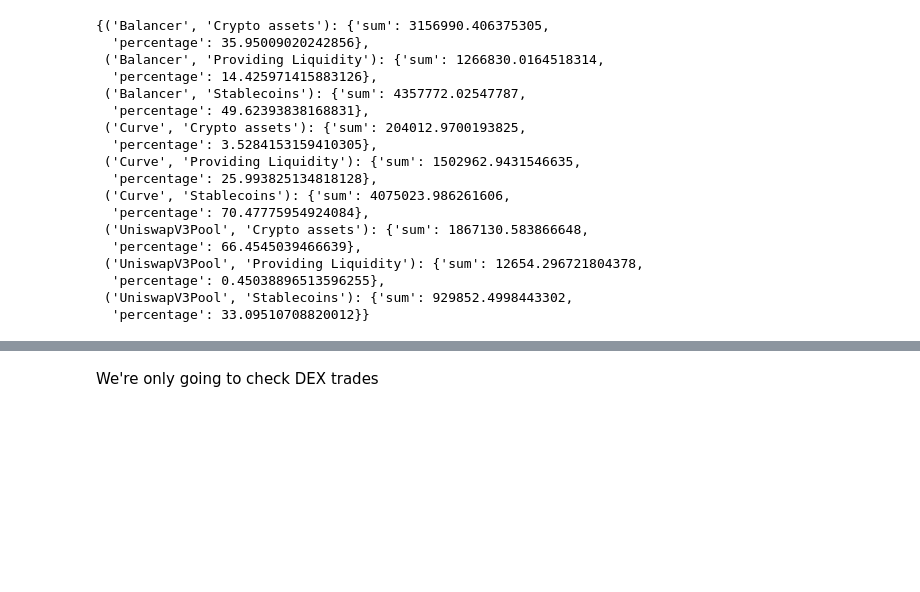
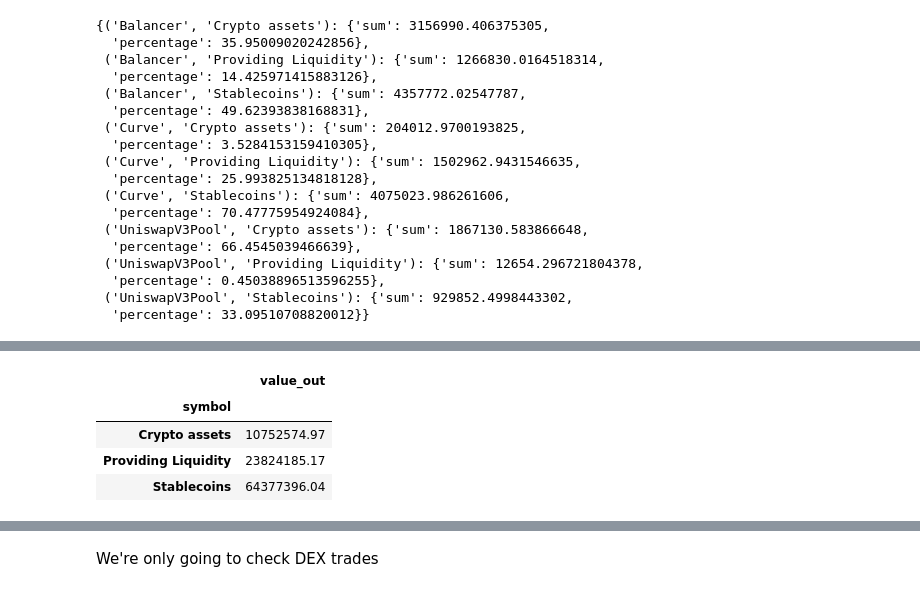
Before and after one commit to benber86/gho_users, a Jupyter notebook: Flows-Volume-Before-After.ipynb, the cells around one changed output, grey strips where cells are left out. Cells and saved outputs as stored; diff of their text form; code cells hidden in the pictures; blank space fills up the shorter version.

```diff
--- a/Flows-Volume-Before-After.ipynb
+++ b/Flows-Volume-Before-After.ipynb
@@ -1014,0 +1017,6 @@ grouped.to_dict(orient='index')
+# %%
+dexes = ['1inch', 'Odos', 'Curve', 'CowSwap', 'ParaSwap', 'Maverick', 'Balancer', 'UniswapV3Pool', '0x Exchange', 'Kyber Network', 'Li.Fi', 'Others', 'MultiSigs', 'MEV Bots']
+# %%
+minter_full_txs['destination'] =  minter_full_txs['to'].apply(lambda x: contract_names.get(x, "Others"))
+dex_txs = minter_full_txs[minter_full_txs['destination'].isin(dexes)]
+dex_txs
@@ -1014,0 +1209,5 @@ grouped.to_dict(orient='index')
+# %%
+dex_txs['value'] = dex_txs['value'].astype(float)
+dex_txs_before = dex_txs[dex_txs['blockTimestamp'].astype(int) <= 1710421200]
+dex_txs_before
+result_df_before = result_df[result_df['tx_hash'].isin(set(dex_txs_before['transactionHash']))]
@@ -1014,0 +1220,26 @@ grouped.to_dict(orient='index')
+# %%
+
+def relabel(label):
+    if label in A_TOKENS:
+        return 'aTokens'
+    elif label in MAJORS:
+        return label
+    elif label in VAR_DEBT_TOKENS:
+        return 'Variable debt tokens'
+    elif label in OTHER_STABLES:
+        return 'Stablecoins'
+    elif label in BTC:
+        return 'Crypto assets'
+    elif label in ETH_AND_LSTS:
+        return 'Crypto assets'
+    elif label in GHO:
+        return 'GHO Yield Aggregation'
+    elif label in LP_SYMBOLS:
+        return 'Providing Liquidity'
+    return 'Crypto assets'
+
+
+label_df = result_df_before.copy()
+label_df['symbol'] = label_df['symbol'].apply(relabel)
+
+label_df
@@ -1014,0 +1260,9 @@ grouped.to_dict(orient='index')
+# %%
+outflows_before = label_df[['symbol', 'destination', 'value_out']].groupby(['symbol']).sum()
+outflows_before
+# %% [output]
+|  | value_out |
+| symbol |  |
+| Crypto assets | 10752574.97 |
+| Providing Liquidity | 23824185.17 |
+| Stablecoins | 64377396.04 |
```
Also changed, not shown: parts of 18 cells of this notebook.
